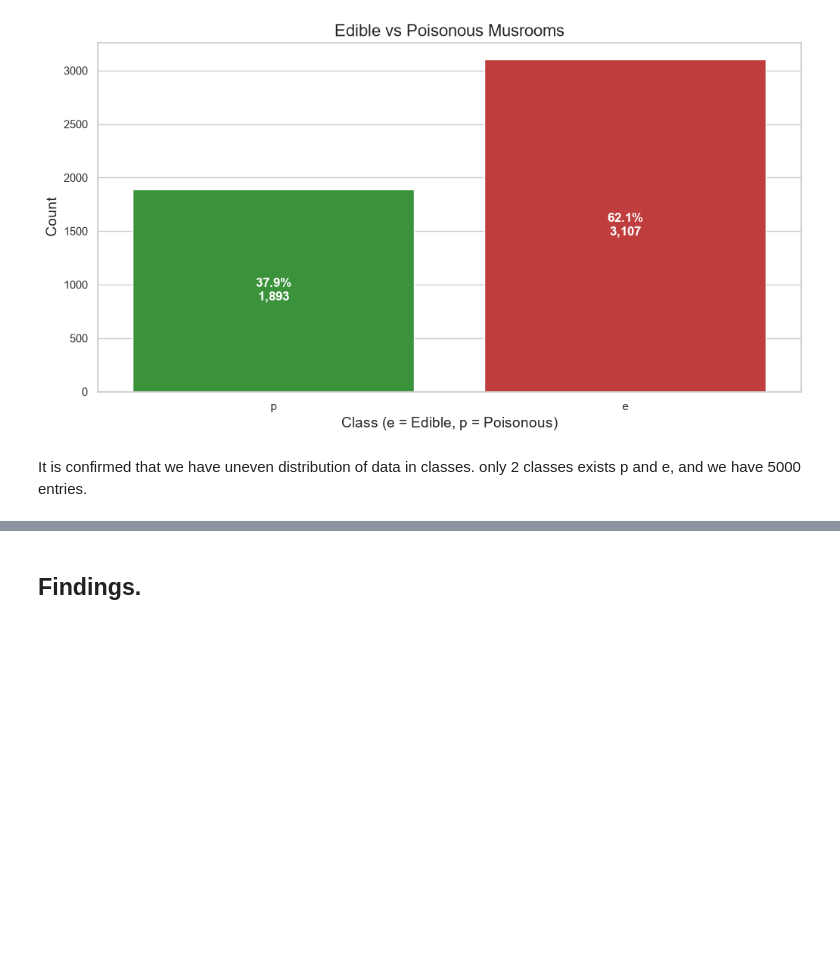
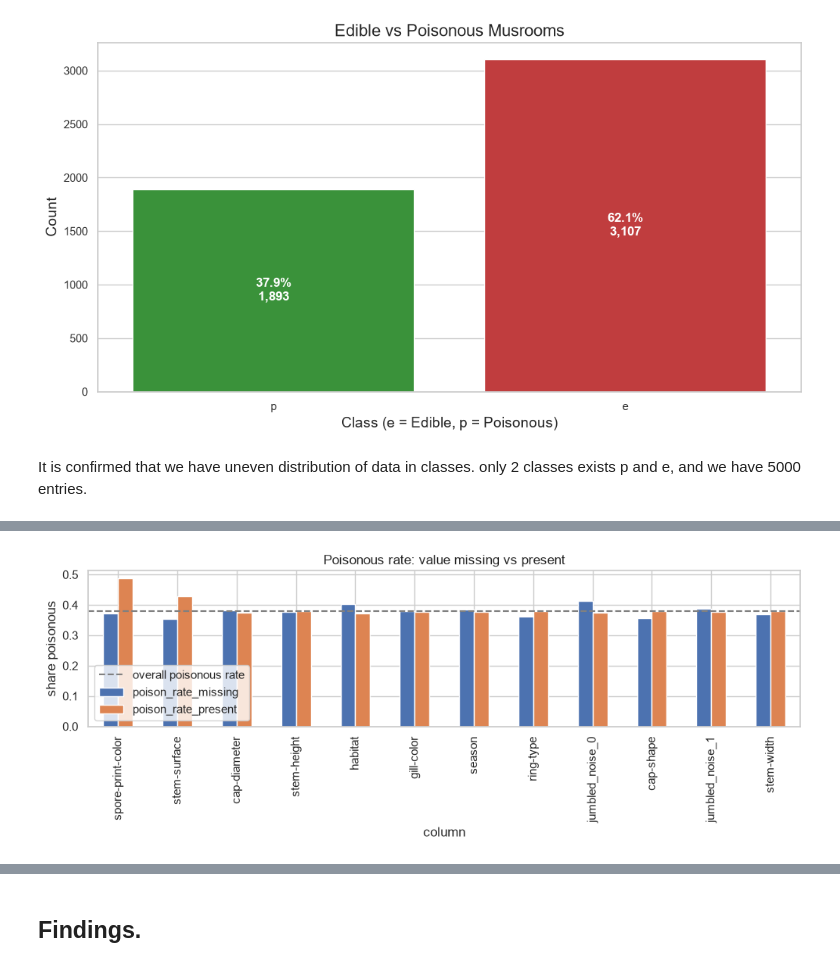
Before and after one commit to WillemSterckx/Skooma-Cats, a Jupyter notebook: Mushroom/1MushroomScrape.ipynb, the cells around one changed output, grey strips where cells are left out. Drawn from its saved outputs; the diff is of its cells as text; code cells hidden in the pictures; blank space fills up the shorter version.

```diff
--- a/Mushroom/1MushroomScrape.ipynb
+++ b/Mushroom/1MushroomScrape.ipynb
@@ -59,0 +102,21 @@ It is confirmed that we have uneven distribution of data in classes. only 2 clas
+# %%
+# Checking if missing values relates to a poisonous class
+is_poisonous = df['class'] == 'p'
+
+# columns that have at least one missing value
+missing_cols = [col for col in df.columns if df[col].isna().any()]
+
+# one row per column: % missing, poisonous rate when missing, poisonous rate when present
+missing_vs_class = pd.DataFrame(
+    [
+        {
+            'column': col,
+            'pct_missing': round(df[col].isna().mean() * 100, 1),
+            'poison_rate_missing': round(is_poisonous[df[col].isna()].mean(), 3),
+            'poison_rate_present': round(is_poisonous[df[col].notna()].mean(), 3),
+        }
+        for col in missing_cols
+    ]
+).set_index('column').sort_values('pct_missing', ascending=False)
+
+missing_vs_class
@@ -59,0 +138,10 @@ It is confirmed that we have uneven distribution of data in classes. only 2 clas
+# %%
+missing_vs_class[['poison_rate_missing', 'poison_rate_present']].plot.bar(figsize=(10, 4))
+plt.axhline(is_poisonous.mean(), color='grey', linestyle='--', label='overall poisonous rate')
+plt.ylabel('share poisonous')
+plt.title('Poisonous rate: value missing vs present')
+plt.legend()
+plt.tight_layout()
+plt.show()
+# %% [output]
+[figure, added]
```
Also changed, not shown: parts of 7 cells of this notebook.
